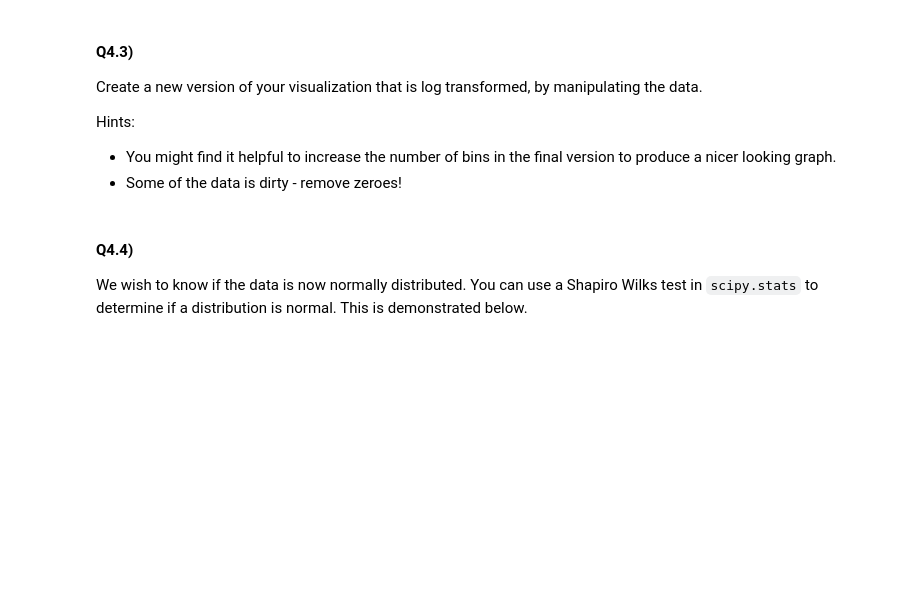
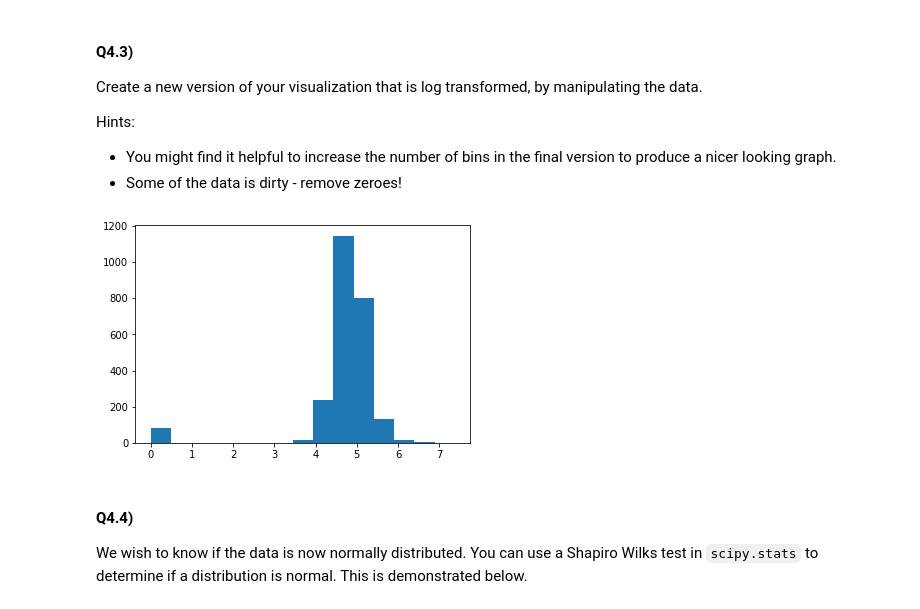
Before and after one commit to Pine9/StatBook, a Jupyter notebook: Statistics Workbook.ipynb, the cells around one changed output. Saved outputs shown, nothing was run; the diff lists cells and outputs as text; code cells hidden in the pictures; blank space fills up the shorter version.

```diff
--- a/Statistics Workbook.ipynb
+++ b/Statistics Workbook.ipynb
@@ -442,6 +444,14 @@ Create a new version of your visualization that is log transformed, by manipulat
 Hints:
 * You might find it helpful to increase the number of bins in the final version to produce a nicer looking graph.
 * Some of the data is dirty - remove zeroes!
+# %%
+transformed = skyscrapers['statistics.height']
+transformed = transformed.where(lambda x : x > 0).dropna()
+transformed = skyscrapers['statistics.height'].apply(np.log1p)
+plt.hist(transformed, 15)
+plt.show()
+# %% [output]
+[figure, added]
 # %% [markdown]
 #### Q4.4)
 
```
Also changed, not shown: parts of 10 cells of this notebook.
